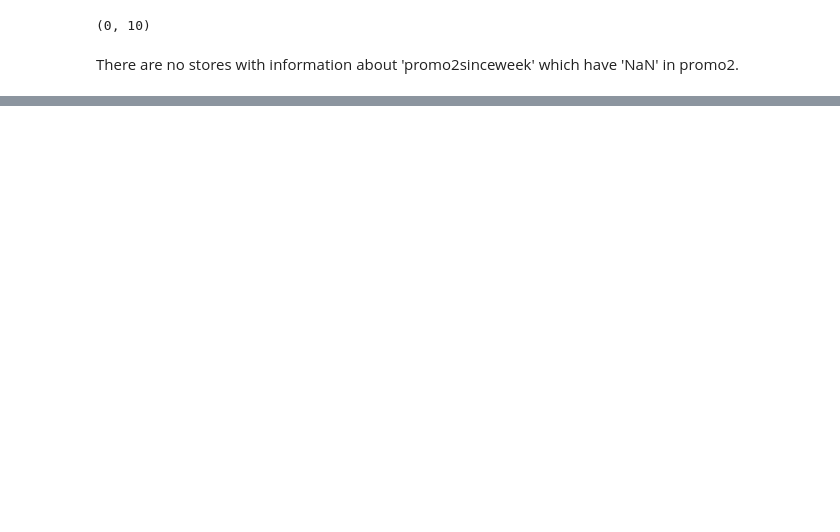
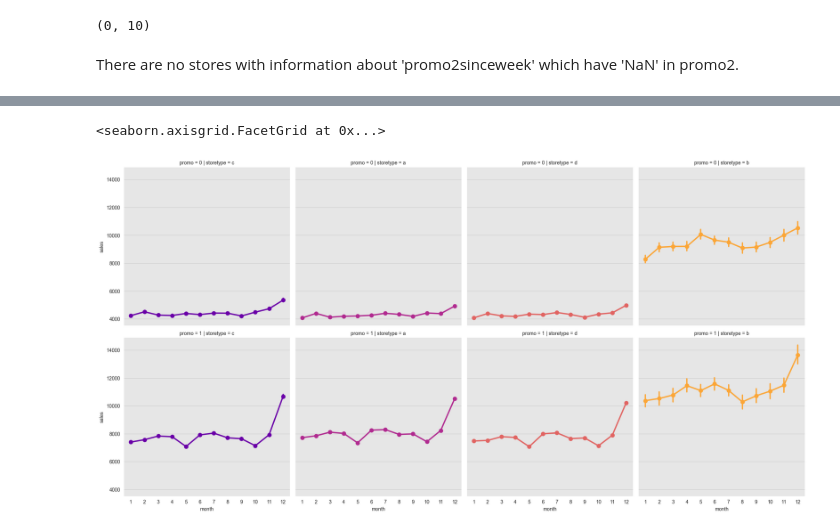
Before and after one commit to bur-oez/Capstone-Project-Rossman-Sales, a Jupyter notebook: Capstone_Rossmann_BO.ipynb, the cells around one changed output, grey strips where cells are left out. Drawn from its saved outputs; the diff is of its cells as text; code cells hidden in the pictures; blank space fills up the shorter version.

Commit message:
plotted competition distance and promo

```diff
--- a/Capstone_Rossmann_BO.ipynb
+++ b/Capstone_Rossmann_BO.ipynb
@@ -216,5 +288,5 @@ dtype: int64
 # %%
 # Merge df_store and df_train
-df = df_train.merge(df_store, how='left', left_on=df_train.Store, right_on=df_store.Store)
-df.drop(['key_0', 'Store_y'], axis=1, inplace=True)
-df = df.rename(columns={'Store_x':'Store'})
+df = df_train.merge(df_store, how='left', left_on=df_train.store, right_on=df_store.store)
+df.drop(['key_0', 'store_y'], axis=1, inplace=True)
+df = df.rename(columns={'store_x':'store'})
@@ -220,0 +311,11 @@ df = df.rename(columns={'Store_x':'Store'})
+# %%
+# sales trends
+sns.factorplot(data = df, x = 'month', y = "sales",
+               col = 'storetype',
+               palette = 'plasma',
+               hue = 'storetype',
+               row = 'promo',
+               )
+# %% [output]
+<seaborn.axisgrid.FacetGrid at 0x...>
+[figure, added]
```
Also changed, not shown: parts of 35 cells of this notebook.
